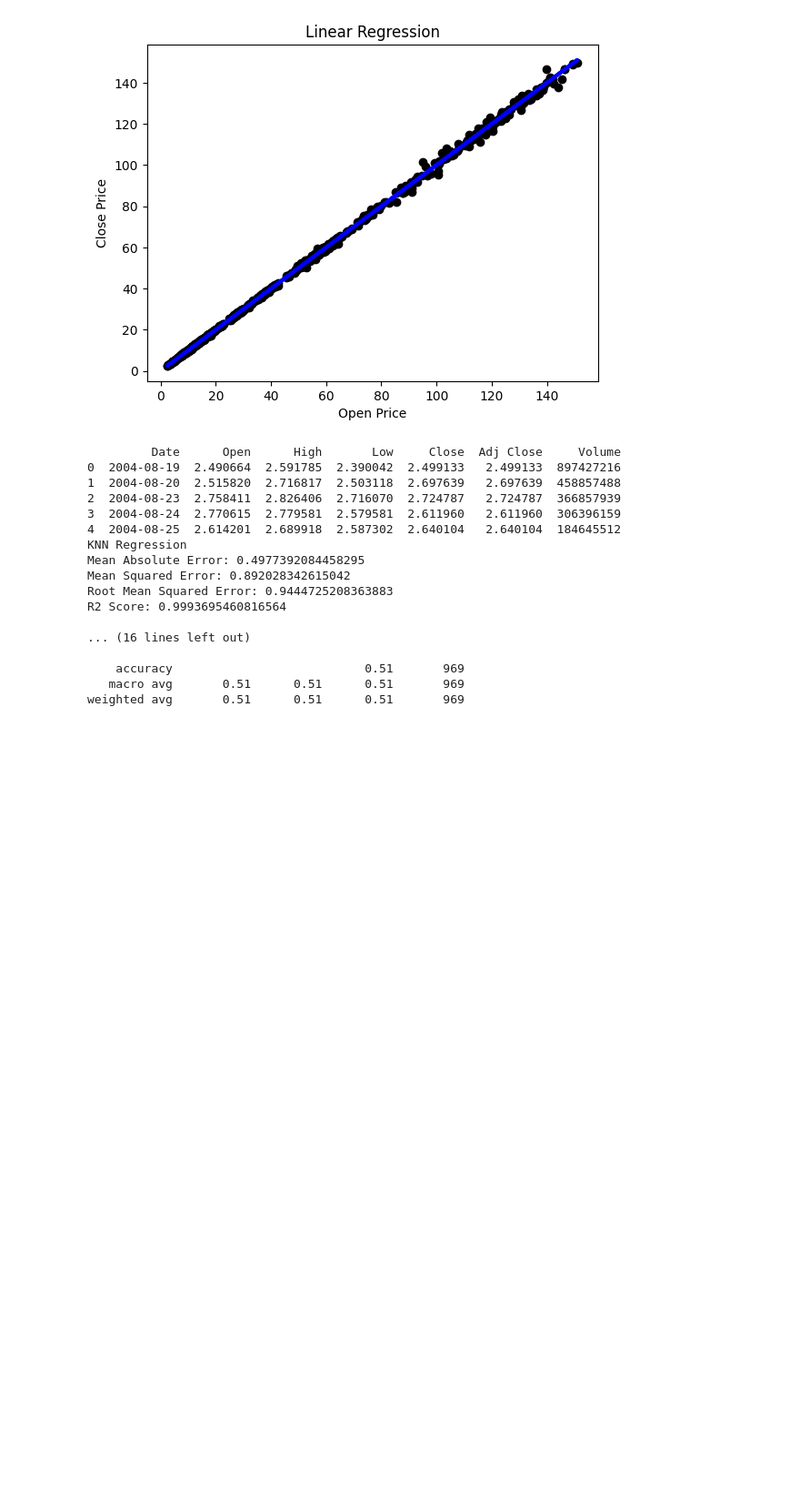
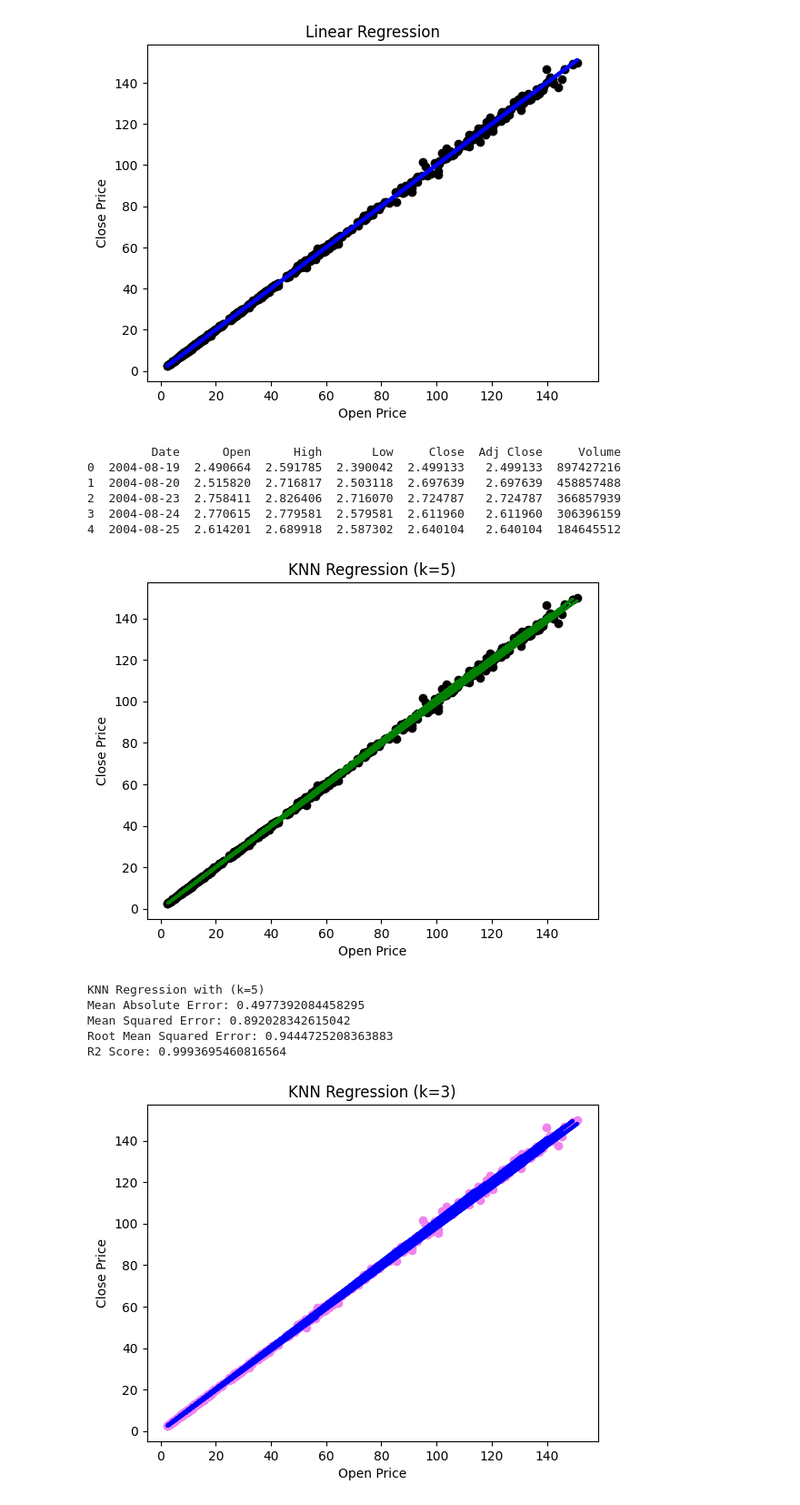
Before and after one commit to AbdullahAssi/ML, a Jupyter notebook: Lab4/Lab4.ipynb, the cells around one changed output. Shown: that part at 91% size. Drawn from its saved outputs; the diff is of its cells as text; code cells hidden in the pictures; blank space fills up the shorter version.

```diff
--- a/Lab4/Lab4.ipynb
+++ b/Lab4/Lab4.ipynb
@@ -48,11 +48,10 @@ import numpy as np
 import matplotlib.pyplot as plt
 from sklearn import metrics
 from sklearn.model_selection import train_test_split
-# importing knn regressor from sklearn.neighbors
 from sklearn.neighbors import KNeighborsRegressor
-#importing logistic regression from sklearn.linear_model
 from sklearn.linear_model import LogisticRegression
 from sklearn.metrics import accuracy_score, confusion_matrix, classification_report
+from sklearn.svm import SVC
 
 
 df = pd.read_csv("google_stock_price.csv")
@@ -64,10 +63,19 @@ print(df.head())
 X = df[['Open']]
 y = df['Close']
 X_train, X_test, y_train, y_test = train_test_split(X, y, test_size=0.2, random_state=42)
-knn = KNeighborsRegressor(n_neighbors=5)
+
+k=5
+knn = KNeighborsRegressor(n_neighbors=k)
 knn.fit(X_train, y_train)
 y_pred = knn.predict(X_test)
-print("KNN Regression")
+
+plt.scatter(X_test, y_test, color='black')
+plt.plot(X_test, y_pred, color='green', linewidth=2)
+plt.xlabel('Open Price')
+plt.ylabel('Close Price')
+plt.title(f"KNN Regression (k={k})")
+plt.show()
+print("KNN Regression with (k=5)")
 print("Mean Absolute Error:", metrics.mean_absolute_error(y_test, y_pred))
 print("Mean Squared Error:", metrics.mean_squared_error(y_test, y_pred))
 print("Root Mean Squared Error:",np.sqrt(metrics.mean_squared_error(y_test, y_pred)))
@@ -75,56 +83,81 @@ print("R2 Score:", metrics.r2_score(y_test, y_pred))
 print("")
 
 
+
+
+
+
 #checking accuracy of the model with different values of k
-#k=5
-knn = KNeighborsRegressor(n_neighbors=3)
+k=3
+knn = KNeighborsRegressor(n_neighbors=k)
 knn.fit(X_train, y_train)
 y_pred = knn.predict(X_test)
+
+
+# Plotting the results
+plt.scatter(X_test, y_test, color='violet')
+plt.plot(X_test, y_pred, color='blue', linewidth=3)
+plt.xlabel('Open Price')
+plt.ylabel('Close Price')
+plt.title(f"KNN Regression (k={k})")
+plt.show()
+
 print("KNN Regression with k=3")
 print("Mean Absolute Error:", metrics.mean_absolute_error(y_test, y_pred))
 print("Mean Squared Error:", metrics.mean_squared_error(y_test, y_pred))
 print("Root Mean Squared Error:",np.sqrt(metrics.mean_squared_error(y_test, y_pred)))
 print("R2 Score:", metrics.r2_score(y_test, y_pred))
 print("")
+
+
 
 
 df['Price_Up_Down'] = (df['Close'] > df['Open']).astype(int)
 
 # Feature and target variable
 X = df[['Open']]
 y = df['Price_Up_Down']
 
 # Split the data into training and testing sets
 X_train, X_test, y_train, y_test = train_test_split(X, y, test_size=0.2, random_state=42)
 
 # Logistic Regression for classification
 logreg = LogisticRegression()
 logreg.fit(X_train, y_train)
 y_pred = logreg.predict(X_test)
+print("Logistic Regression for Classification")
+accuracy = metrics.accuracy_score(y_test, y_pred)
+print(f"Accuracy: {accuracy:.2f}")
+print(classification_report(y_test, y_pred))
+
+
+#SVM for classification
+svc = SVC(kernel='rbf')
+svc.fit(X_train, y_train)
+y_pred = svc.predict(X_test)
+print("SVM for Classification")
+accuracy = metrics.accuracy_score(y_test, y_pred)
+print(f"Accuracy: {accuracy:.2f}")
+print(classification_report(y_test, y_pred))
+
 
 # Evaluation metrics
-print("Logistic Regression for Classification")
-print("Accuracy:", accuracy_score(y_test, y_pred))
 print("Confusion Matrix:")
 print(confusion_matrix(y_test, y_pred))
 print("Classification Report:")
 print(classification_report(y_test, y_pred))
 print("")
 # %% [output]
          Date      Open      High       Low     Close  Adj Close     Volume
 0  2004-08-19  2.490664  2.591785  2.390042  2.499133   2.499133  897427216
 1  2004-08-20  2.515820  2.716817  2.503118  2.697639   2.697639  458857488
 2  2004-08-23  2.758411  2.826406  2.716070  2.724787   2.724787  366857939
 3  2004-08-24  2.770615  2.779581  2.579581  2.611960   2.611960  306396159
 4  2004-08-25  2.614201  2.689918  2.587302  2.640104   2.640104  184645512
-KNN Regression
-Mean Absolute Error: 0.4977392084458295
-Mean Squared Error: 0.892028342615042
-Root Mean Squared Error: 0.9444725208363883
-R2 Score: 0.9993695460816564
-
-... (16 lines left out)
-
-    accuracy                           0.51       969
-   macro avg       0.51      0.51      0.51       969
-weighted avg       0.51      0.51      0.51       969
+[figure, added]
+KNN Regression with (k=5)
+Mean Absolute Error: 0.4977392084458295
+Mean Squared Error: 0.892028342615042
+Root Mean Squared Error: 0.9444725208363883
+R2 Score: 0.9993695460816564
+[figure, added]
```
Also changed, not shown: parts of 3 cells of this notebook, 1 other file.
